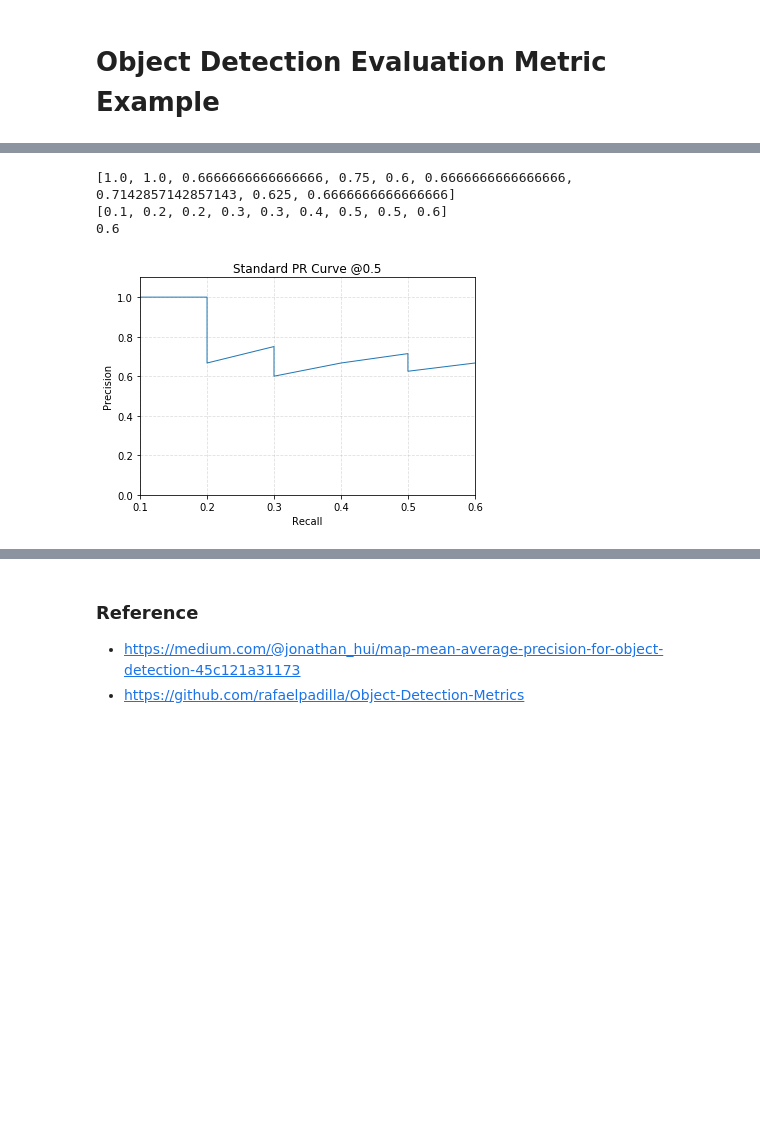
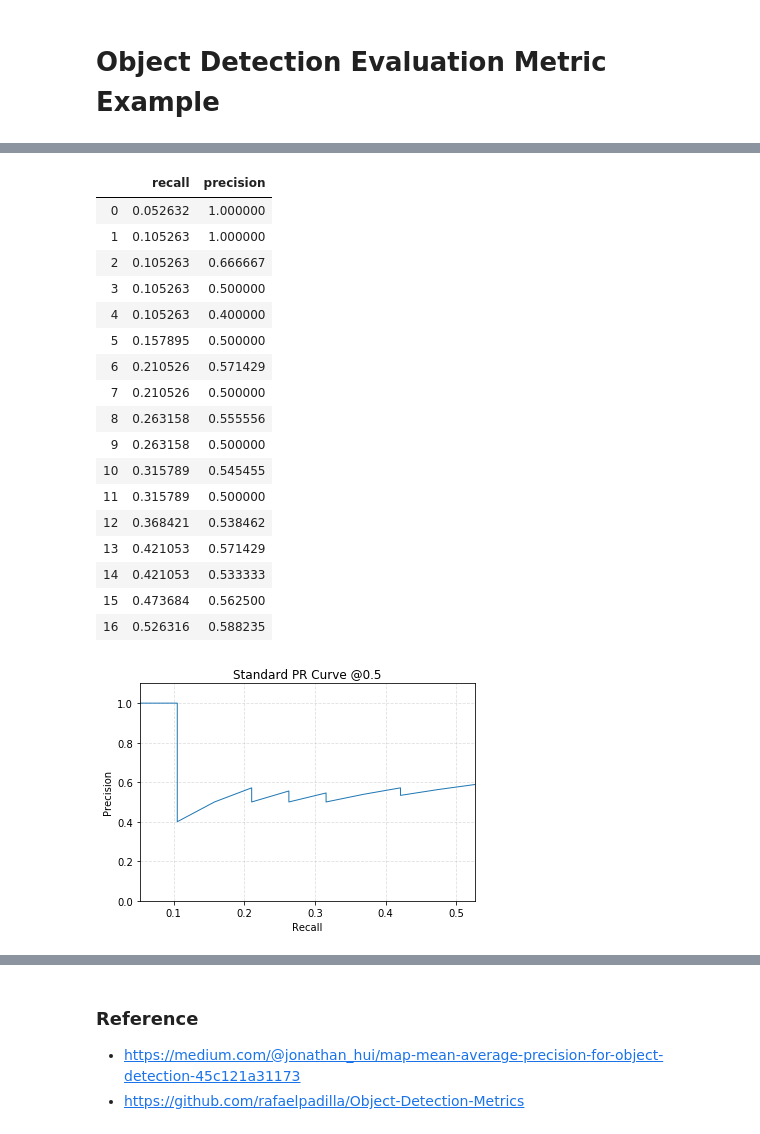
Before and after one commit to Raidin/DeepLearningResearch, a Jupyter notebook: examples/Evaluation_metric.ipynb, the cells around one changed output, grey strips where cells are left out. Cells and saved outputs as stored; diff of their text form; code cells hidden in the pictures; blank space fills up the shorter version.

```diff
--- a/examples/Evaluation_metric.ipynb
+++ b/examples/Evaluation_metric.ipynb
@@ -21,7 +21,7 @@ ROOT_DIR = os.path.abspath('../')
 |Results| [![sample-1](../images/eval_metric_sample_1.png)](../images/eval_metric_sample_1.png) | [![sample-1](../images/eval_metric_sample_2.png)](../images/eval_metric_sample_2.png) | [![sample-3](../images/eval_metric_sample_3.png)](../images/eval_metric_sample_3.png) |
 # %%
 # Load Sample Evaluation Data
-data_path = os.path.join(ROOT_DIR, 'files/evaluation_metric_sample_4.csv')
+data_path = os.path.join(ROOT_DIR, 'files/evaluation_metric_sample_1.csv')
 data = pd.read_csv(data_path)
 # display(pd.DataFrame(data))
 
@@ -41,32 +41,47 @@ def DisplayPrecisionAndRecall(x, y, title=''):
 # %%
 # Compute precision & recall
 acc_tp = 0
 acc_fp = 0
 
 prec = []
 rec = []
 
-while len(RESULTS) > 0:
-    idx = np.argmax(RESULTS[:, 2])
-    if RESULTS[idx, 3] == 'TP':
+result_copy = RESULTS.copy()
+while len(result_copy) > 0:
+    idx = np.argmax(result_copy[:, 2])
+    if result_copy[idx, 3] == 'TP':
         acc_tp += 1
-    elif RESULTS[idx, 3] == 'FP':
+    elif result_copy[idx, 3] == 'FP':
         acc_fp += 1
 
-    RESULTS = np.delete(RESULTS, idx, axis = 0)
+    result_copy = np.delete(result_copy, idx, axis = 0)
     prec.append(acc_tp / (acc_tp + acc_fp))
     rec.append(acc_tp / NUM_OF_OBJECT)
 
-print(prec)
-print(rec)
-print(min(prec))
+dataframe = pd.DataFrame({'recall' : rec, 'precision': prec})
+display(pd.DataFrame(dataframe))
 
 DisplayPrecisionAndRecall(rec, prec, 'Standard PR Curve @0.5')
 # %% [output]
-[1.0, 1.0, 0.6666666666666666, 0.75, 0.6, 0.6666666666666666, 0.7142857142857143, 0.625, 0.6666666666666666]
-[0.1, 0.2, 0.2, 0.3, 0.3, 0.4, 0.5, 0.5, 0.6]
-0.6
+|  | recall | precision |
+| 0 | 0.052632 | 1.000000 |
+| 1 | 0.105263 | 1.000000 |
+| 2 | 0.105263 | 0.666667 |
+| 3 | 0.105263 | 0.500000 |
+| 4 | 0.105263 | 0.400000 |
+| 5 | 0.157895 | 0.500000 |
+| 6 | 0.210526 | 0.571429 |
+| 7 | 0.210526 | 0.500000 |
+| 8 | 0.263158 | 0.555556 |
+| 9 | 0.263158 | 0.500000 |
+| 10 | 0.315789 | 0.545455 |
+| 11 | 0.315789 | 0.500000 |
+| 12 | 0.368421 | 0.538462 |
+| 13 | 0.421053 | 0.571429 |
+| 14 | 0.421053 | 0.533333 |
+| 15 | 0.473684 | 0.562500 |
+| 16 | 0.526316 | 0.588235 |
-[figure, old version]
+[figure, new version]
 # %% [markdown]
 ## Compute AP Using 11-point interpolation
 ![11-point-ap](../images/equation/11-point-ap.png)
```
Also changed, not shown: parts of 2 cells of this notebook, 12 other files.
